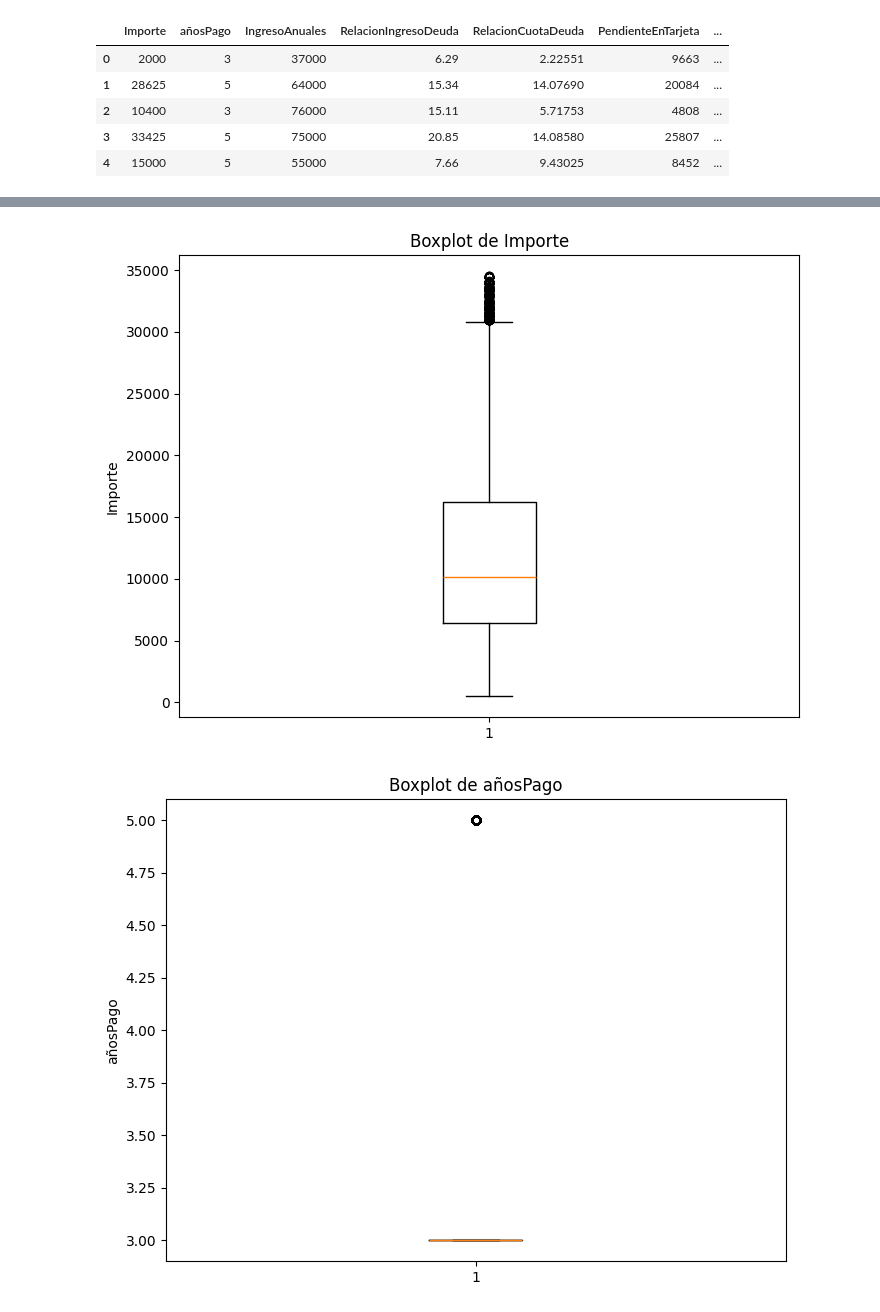
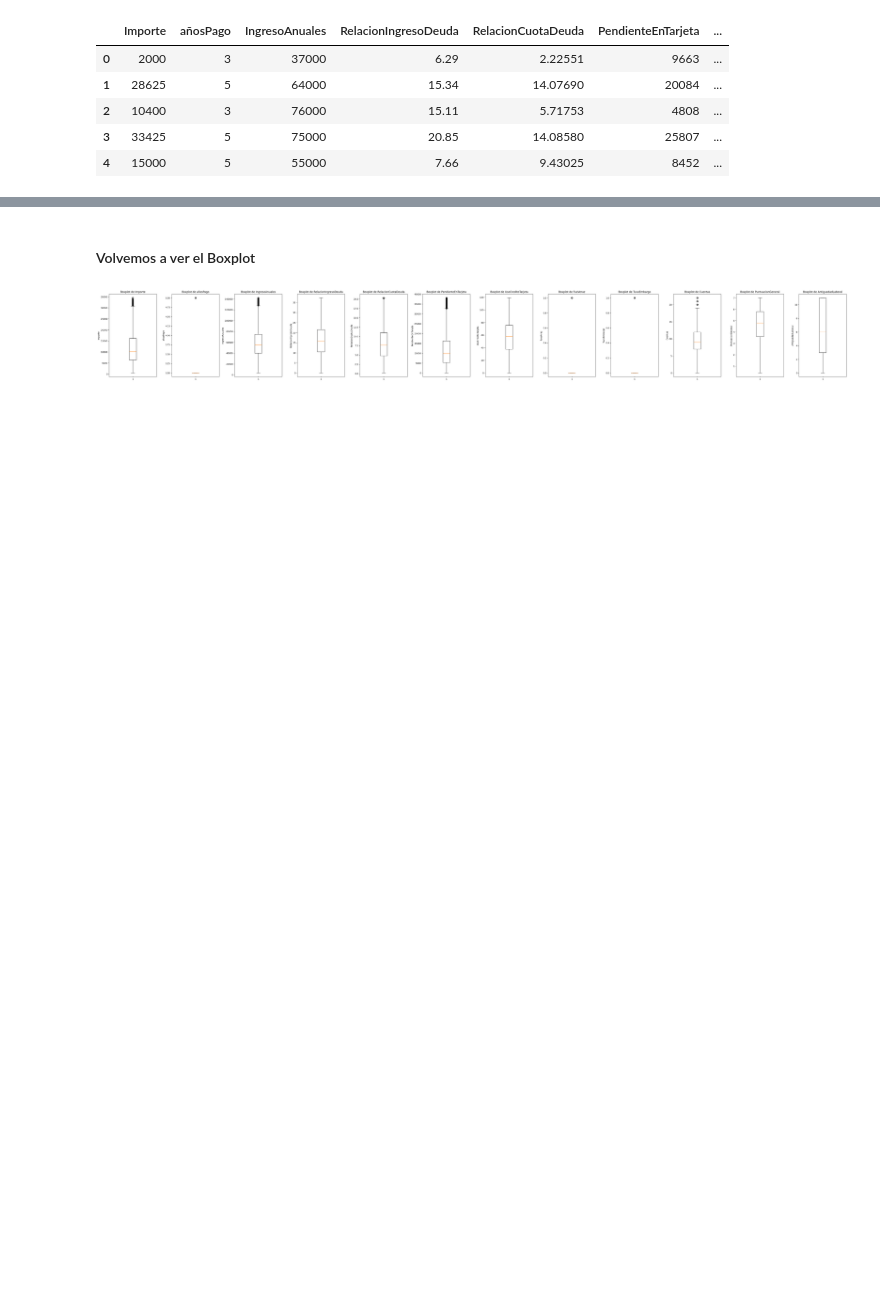
Before and after one commit to Alejo55/TALESTEMA, a Jupyter notebook: pruebas.ipynb, the cells around one changed output, grey strips where cells are left out. Drawn from its saved outputs; the diff is of its cells as text; code cells hidden in the pictures; blank space fills up the shorter version.

```diff
--- a/pruebas.ipynb
+++ b/pruebas.ipynb
@@ -77,15 +140,32 @@ for column in numeric_columns:
 # %%
-# importante en "~"
+#Seleccionamos columnas numéricas
 df_numeric = df.select_dtypes(include=np.number)
+
+#Elimanos columnas "binarias"
+
 df_numeric.drop(columns=["FueVeraz"], inplace=True)
 df_numeric.drop(columns=["TuvoEmbargo"], inplace=True)
 
-Q1 = df_numeric.quantile(0.25)  # Primer cuartil (Q1)
-Q3 = df_numeric.quantile(0.75)  # Tercer cuartil (Q3)
-IQR = Q3 - Q1  # Rango intercuartil
+#Primer cuartil (Q1)
+Q1 = df_numeric.quantile(0.25)
+
+#Tercer cuartil (Q3)
+Q3 = df_numeric.quantile(0.75)
+
+#Rango intercuartil
+IQR = Q3 - Q1
+
+#Definimos los límites inferior y superior
 lower_bound = Q1 - 1.5 * IQR
 upper_bound = Q3 + 1.5 * IQR
-df = df_numeric[~((df_numeric < lower_bound) | (df_numeric > upper_bound)).any(axis=1)]
+
+#Filtramos los datos y actualizamos el dataFrame. "~ Lo utilizamos para tomar los datos que deberiamos eliminar"
+mask = ~((df_numeric < lower_bound) | (df_numeric > upper_bound)).any(axis=1)
+
+# Filtrar el DataFrame original usando la máscara y asignarlo de nuevo a df
+df = df[mask].reset_index(drop=True)
+
+#Verificamos que se hayan eliminado los outliers
 print(df.head())
 # %% [output]
    Importe  añosPago  IngresoAnuales  RelacionIngresoDeuda  \
@@ -111,10 +188,23 @@ print(df.head())
+# %% [markdown]
+#### Volvemos a ver el Boxplot
 # %%
-for column in df_numeric.columns:
-    plt.figure(figsize=(8, 6))
+#Obtenemos únicamente las columnas que sean del tipo numéricas
+numeric_columns = df.select_dtypes(include=np.number).columns
+
+# Número de columnas numéricas
+n = len(numeric_columns)
+
+# Ajustar el tamaño
+plt.figure(figsize=(4 * n, 6))
+
+
+for i, column in enumerate(numeric_columns):
+    plt.subplot(1, n, i + 1)
     plt.boxplot(df[column].dropna())  # Evitar NaN en el boxplot
     plt.title(f'Boxplot de {column}')
     plt.ylabel(column)
-    plt.show()
+
+plt.tight_layout()
+plt.show()
 # %% [output]
-[figure, old version]
+[figure, new version]
-[figure, removed]
```
Also changed, not shown: parts of 21 cells of this notebook.
